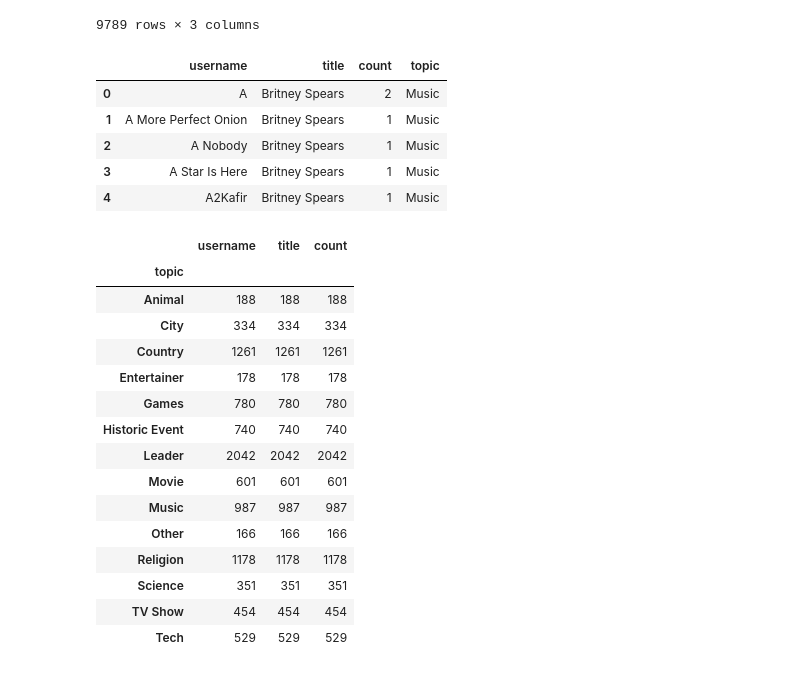
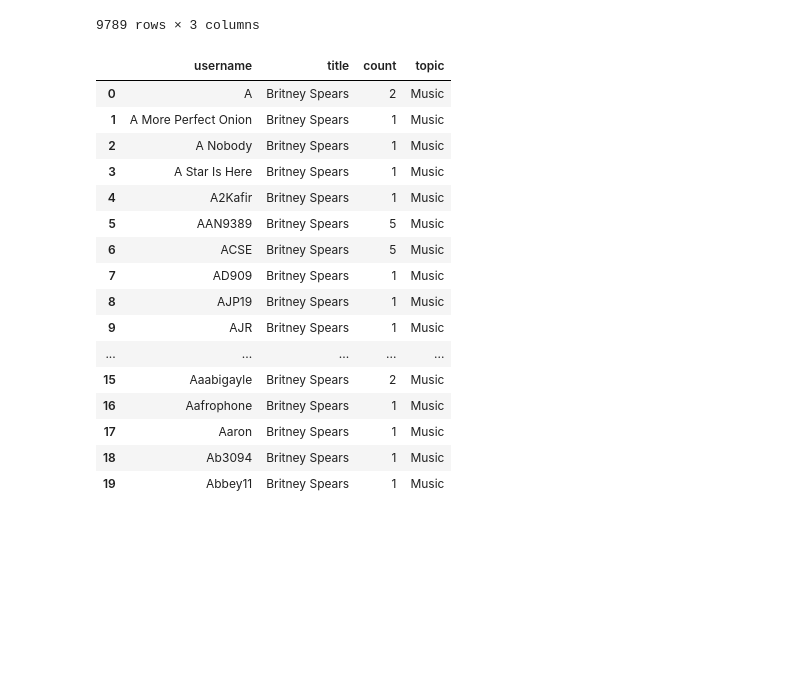
Before and after one commit to johnmhogan/DAT_20_Students, a Jupyter notebook: EVCinNYC/Project/Project.ipynb, the cells around one changed output. Saved outputs shown, nothing was run; the diff lists cells and outputs as text; code cells hidden in the pictures; blank space fills up the shorter version.

```diff
--- a/EVCinNYC/Project/Project.ipynb
+++ b/EVCinNYC/Project/Project.ipynb
@@ -96,31 +96,23 @@ usersA
 # %%
 #appending the topic to the user level raw data
 usersA_topic = pd.merge(usersA,toptitles, on='title')
 usersA_topic =usersA_topic.drop(['users','sessions'], axis=1)
-usersA_topic.head()
+usersA_topic.head(20)
 # %% [output]
 |  | username | title | count | topic |
 | 0 | A | Britney Spears | 2 | Music |
 | 1 | A More Perfect Onion | Britney Spears | 1 | Music |
 | 2 | A Nobody | Britney Spears | 1 | Music |
 | 3 | A Star Is Here | Britney Spears | 1 | Music |
 | 4 | A2Kafir | Britney Spears | 1 | Music |
+| 5 | AAN9389 | Britney Spears | 5 | Music |
+| 6 | ACSE | Britney Spears | 5 | Music |
+| 7 | AD909 | Britney Spears | 1 | Music |
+| 8 | AJP19 | Britney Spears | 1 | Music |
+| 9 | AJR | Britney Spears | 1 | Music |
+| ... | ... | ... | ... | ... |
+| 15 | Aaabigayle | Britney Spears | 2 | Music |
+| 16 | Aafrophone | Britney Spears | 1 | Music |
+| 17 | Aaron | Britney Spears | 1 | Music |
+| 18 | Ab3094 | Britney Spears | 1 | Music |
+| 19 | Abbey11 | Britney Spears | 1 | Music |
-# %%
-usersA_topic.groupby('topic').count()
-# %% [output]
-|  | username | title | count |
-| topic |  |  |  |
-| Animal | 188 | 188 | 188 |
-| City | 334 | 334 | 334 |
-| Country | 1261 | 1261 | 1261 |
-| Entertainer | 178 | 178 | 178 |
-| Games | 780 | 780 | 780 |
-| Historic Event | 740 | 740 | 740 |
-| Leader | 2042 | 2042 | 2042 |
-| Movie | 601 | 601 | 601 |
-| Music | 987 | 987 | 987 |
-| Other | 166 | 166 | 166 |
-| Religion | 1178 | 1178 | 1178 |
-| Science | 351 | 351 | 351 |
-| TV Show | 454 | 454 | 454 |
-| Tech | 529 | 529 | 529 |
```
Also changed, not shown: parts of 7 cells of this notebook, 41 other files.
